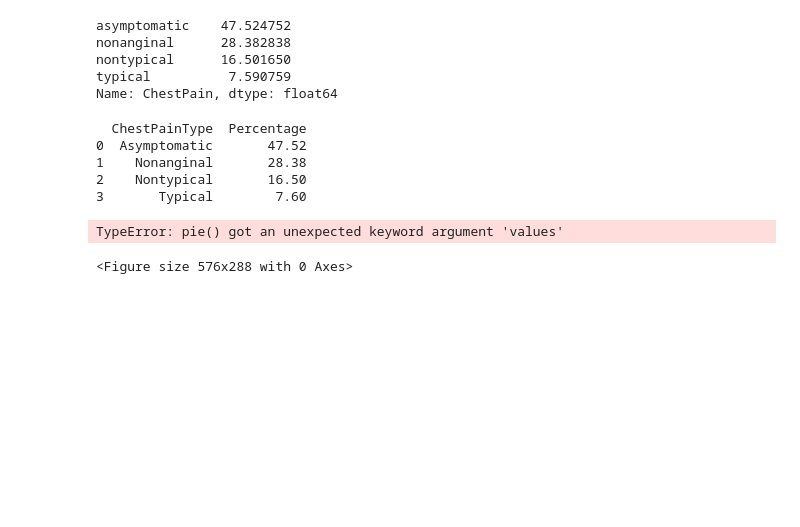
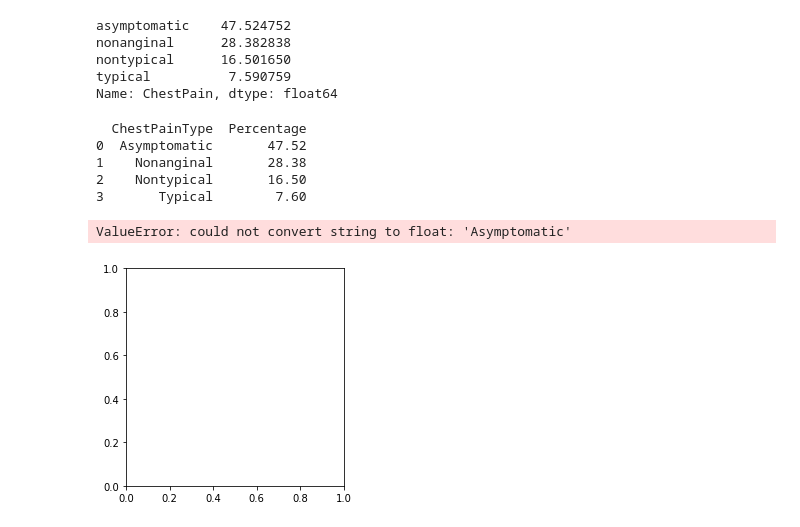
Before and after one commit to ankush-vem/Heart-Attack-Prediction, a Jupyter notebook: Code/heart.ipynb, the cells around one changed output. Cells and saved outputs as stored; diff of their text form; code cells hidden in the pictures; blank space fills up the shorter version.

Commit message:
Cp - pie chart

```diff
--- a/Code/heart.ipynb
+++ b/Code/heart.ipynb
@@ -242,8 +242,8 @@ print(df_cp)
 3       Typical        7.60
 # %%
 plt.figure(1, figsize=(8,4))
-plt.pie(df_cp, labels="ChestPainType", values="Percentage")
+plt.pie(df_cp, labels="ChestPainType")
 plt.show()
 # %% [output]
-TypeError: pie() got an unexpected keyword argument 'values'
+ValueError: could not convert string to float: 'Asymptomatic'
-<Figure size 576x288 with 0 Axes>
+[figure, added]
```
